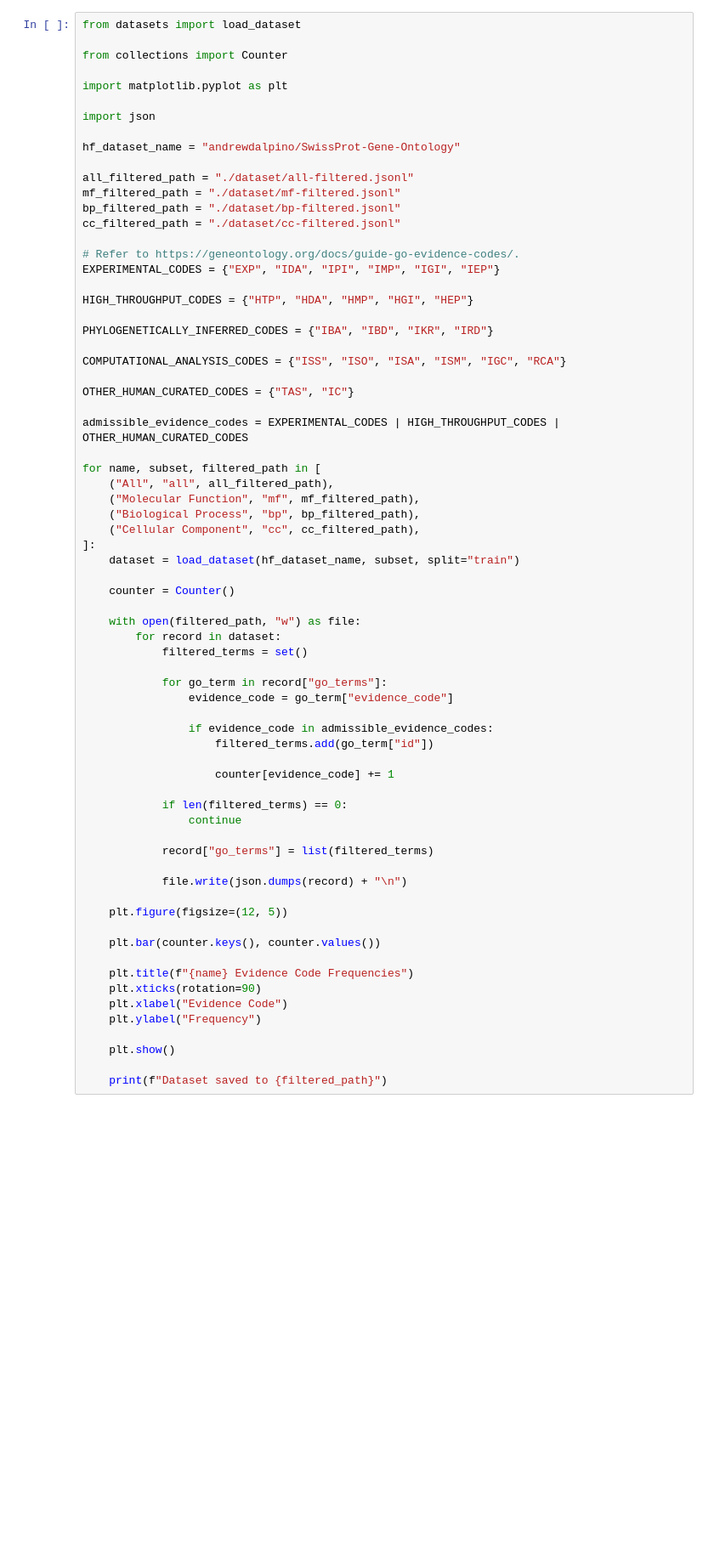
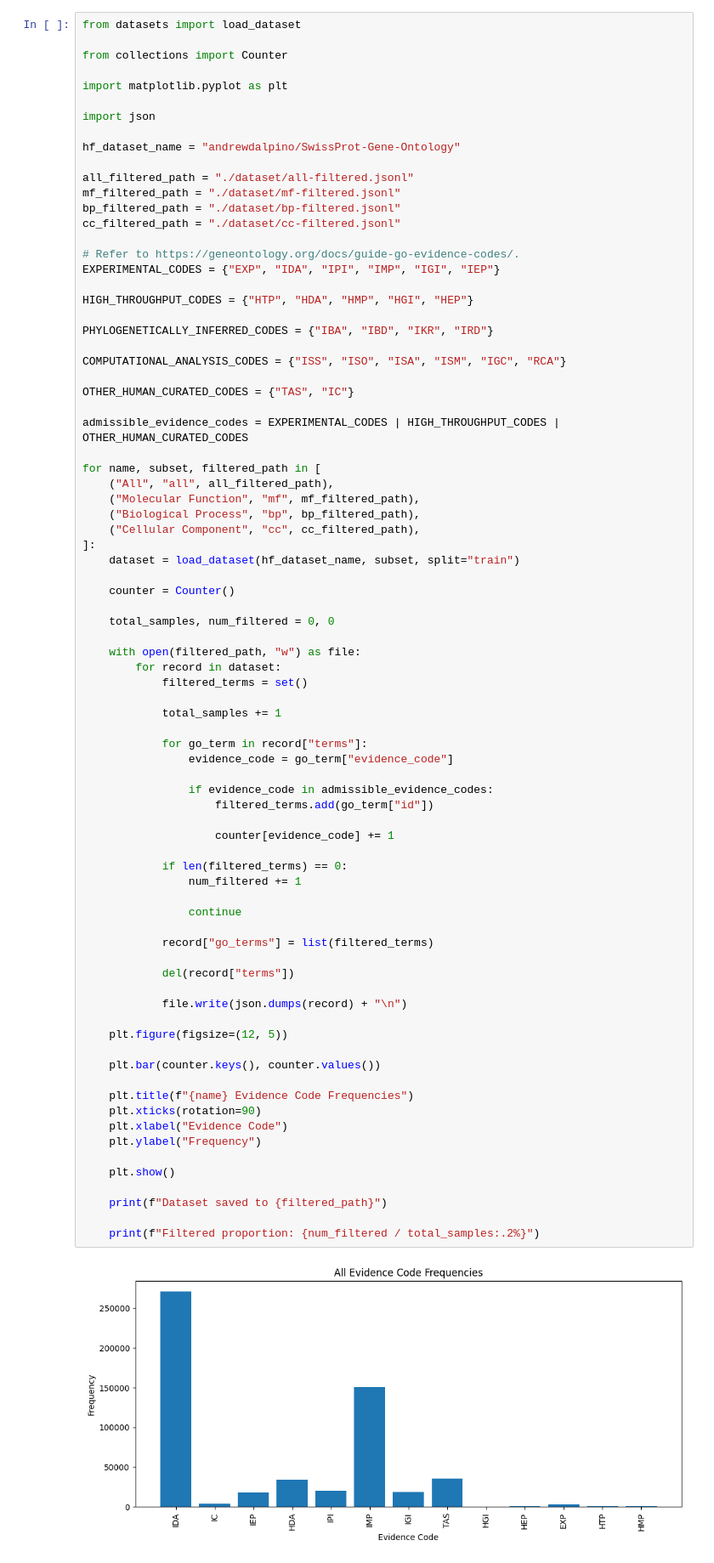
Before and after one commit to andrewdalpino/AmiGO, a Jupyter notebook: filter-and-deduplicate.ipynb, the cells around one changed output. Shown: that part at 85% size. Cells and saved outputs as stored; diff of their text form; blank space fills up the shorter version.

```diff
--- a/filter-and-deduplicate.ipynb
+++ b/filter-and-deduplicate.ipynb
@@ -39,34 +39,46 @@ for name, subset, filtered_path in [
 
     counter = Counter()
 
+    total_samples, num_filtered = 0, 0
+
     with open(filtered_path, "w") as file:
         for record in dataset:
             filtered_terms = set()
 
-            for go_term in record["go_terms"]:
+            total_samples += 1
+
+            for go_term in record["terms"]:
                 evidence_code = go_term["evidence_code"]
 
                 if evidence_code in admissible_evidence_codes:
                     filtered_terms.add(go_term["id"])
 
                     counter[evidence_code] += 1
 
             if len(filtered_terms) == 0:
+                num_filtered += 1
+
                 continue
 
             record["go_terms"] = list(filtered_terms)
+
+            del(record["terms"])
 
             file.write(json.dumps(record) + "\n")
 
     plt.figure(figsize=(12, 5))
 
     plt.bar(counter.keys(), counter.values())
 
     plt.title(f"{name} Evidence Code Frequencies")
     plt.xticks(rotation=90)
     plt.xlabel("Evidence Code")
     plt.ylabel("Frequency")
 
     plt.show()
 
     print(f"Dataset saved to {filtered_path}")
+
+    print(f"Filtered proportion: {num_filtered / total_samples:.2%}")
+# %% [output]
+[figure, added]
```
Also changed, not shown: parts of 2 cells of this notebook, 5 other files.
